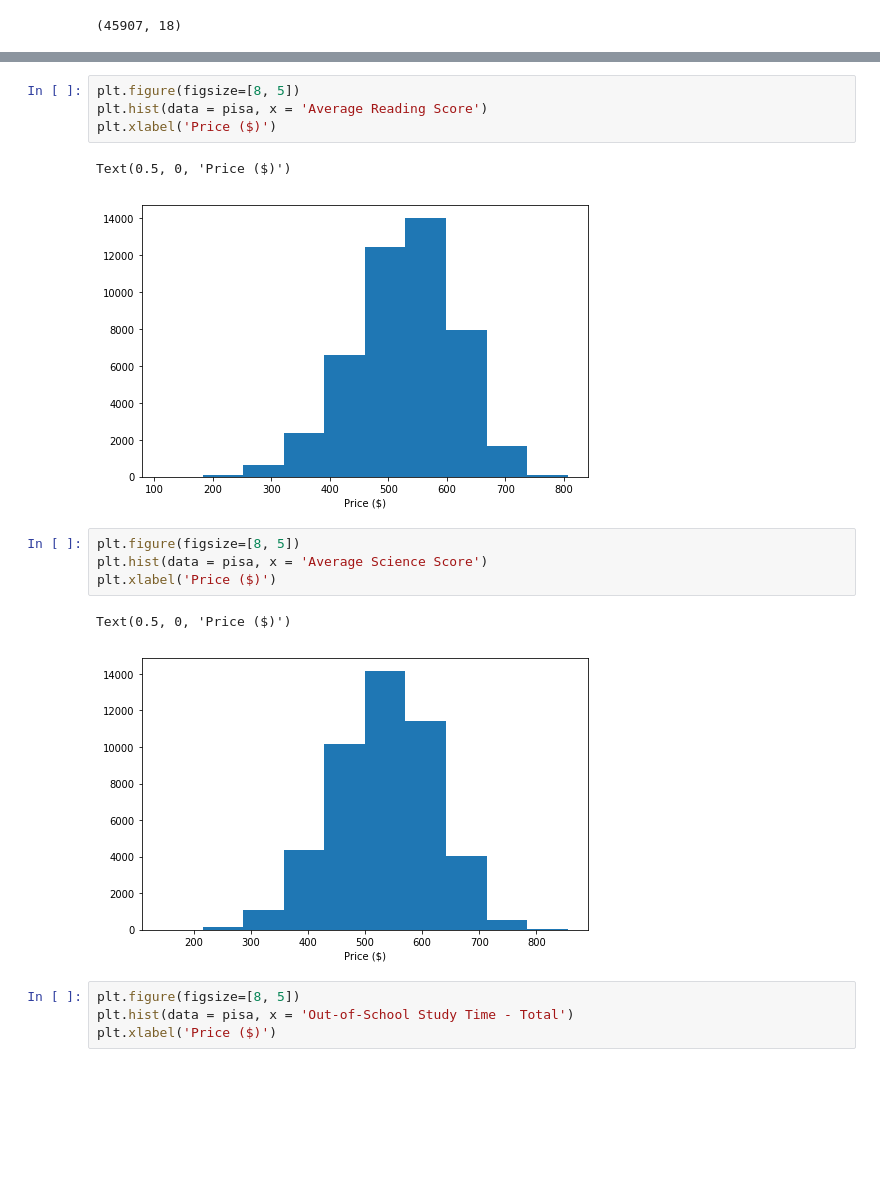
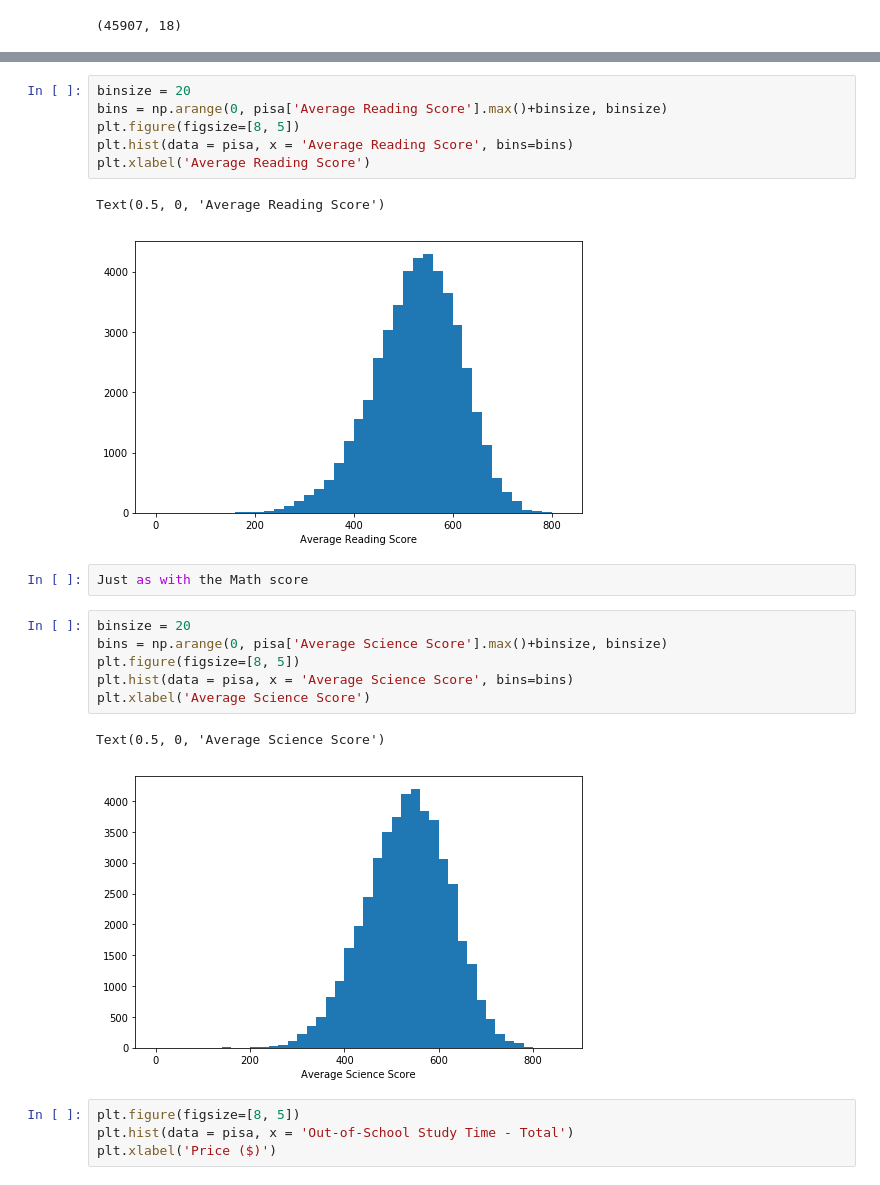
Before and after one commit to Dyke-F/Pisa-Data-Analysis, a Jupyter notebook: pisa_exploration.ipynb, the cells around one changed output, grey strips where cells are left out. Drawn from its saved outputs; the diff is of its cells as text; blank space fills up the shorter version.

```diff
--- a/pisa_exploration.ipynb
+++ b/pisa_exploration.ipynb
@@ -205,17 +237,23 @@ Text(0.5, 0, 'Price ($)')
 # %%
+binsize = 20
+bins = np.arange(0, pisa['Average Reading Score'].max()+binsize, binsize)
 plt.figure(figsize=[8, 5])
-plt.hist(data = pisa, x = 'Average Reading Score')
-plt.xlabel('Price ($)')
+plt.hist(data = pisa, x = 'Average Reading Score', bins=bins)
+plt.xlabel('Average Reading Score')
 # %% [output]
-Text(0.5, 0, 'Price ($)')
+Text(0.5, 0, 'Average Reading Score')
-[figure, old version]
+[figure, new version]
+# %%
+Just as with the Math score
 # %%
+binsize = 20
+bins = np.arange(0, pisa['Average Science Score'].max()+binsize, binsize)
 plt.figure(figsize=[8, 5])
-plt.hist(data = pisa, x = 'Average Science Score')
-plt.xlabel('Price ($)')
+plt.hist(data = pisa, x = 'Average Science Score', bins=bins)
+plt.xlabel('Average Science Score')
 # %% [output]
-Text(0.5, 0, 'Price ($)')
+Text(0.5, 0, 'Average Science Score')
-[figure, old version]
+[figure, new version]
 # %%
 plt.figure(figsize=[8, 5])
 plt.hist(data = pisa, x = 'Out-of-School Study Time - Total')
```
Also changed, not shown: parts of 19 cells of this notebook.
